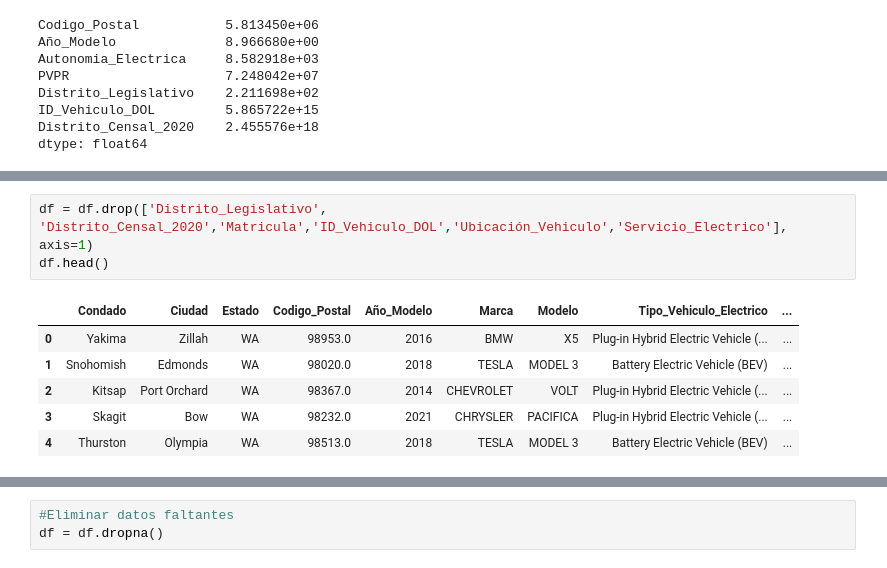
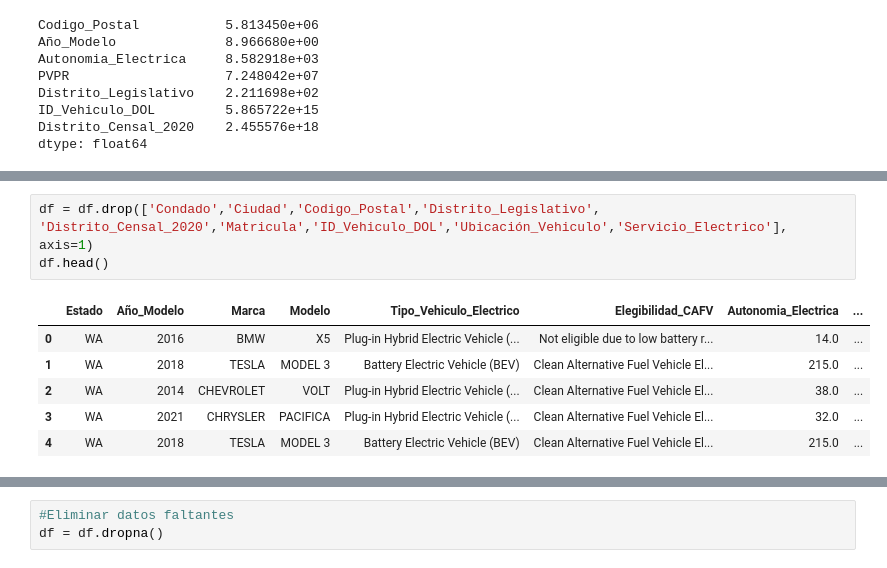
Before and after one commit to federojasc/Electric_Cars_Project, a Jupyter notebook: Electric_car.ipynb, the cells around one changed output, grey strips where cells are left out. Cells and saved outputs as stored; diff of their text form.

```diff
--- a/Electric_car.ipynb
+++ b/Electric_car.ipynb
@@ -98,10 +118,10 @@ dtype: float64
 # %%
-df = df.drop(['Distrito_Legislativo', 'Distrito_Censal_2020','Matricula','ID_Vehiculo_DOL','Ubicación_Vehiculo','Servicio_Electrico'], axis=1)
+df = df.drop(['Condado','Ciudad','Codigo_Postal','Distrito_Legislativo', 'Distrito_Censal_2020','Matricula','ID_Vehiculo_DOL','Ubicación_Vehiculo','Servicio_Electrico'], axis=1)
 df.head()
 # %% [output]
-|  | Condado | Ciudad | Estado | Codigo_Postal | Año_Modelo | Marca | Modelo | Tipo_Vehiculo_Electrico | ... |
-| 0 | Yakima | Zillah | WA | 98953.0 | 2016 | BMW | X5 | Plug-in Hybrid Electric Vehicle (... | ... |
-| 1 | Snohomish | Edmonds | WA | 98020.0 | 2018 | TESLA | MODEL 3 | Battery Electric Vehicle (BEV) | ... |
-| 2 | Kitsap | Port Orchard | WA | 98367.0 | 2014 | CHEVROLET | VOLT | Plug-in Hybrid Electric Vehicle (... | ... |
-| 3 | Skagit | Bow | WA | 98232.0 | 2021 | CHRYSLER | PACIFICA | Plug-in Hybrid Electric Vehicle (... | ... |
-| 4 | Thurston | Olympia | WA | 98513.0 | 2018 | TESLA | MODEL 3 | Battery Electric Vehicle (BEV) | ... |
+|  | Estado | Año_Modelo | Marca | Modelo | Tipo_Vehiculo_Electrico | Elegibilidad_CAFV | Autonomia_Electrica | ... |
+| 0 | WA | 2016 | BMW | X5 | Plug-in Hybrid Electric Vehicle (... | Not eligible due to low battery r... | 14.0 | ... |
+| 1 | WA | 2018 | TESLA | MODEL 3 | Battery Electric Vehicle (BEV) | Clean Alternative Fuel Vehicle El... | 215.0 | ... |
+| 2 | WA | 2014 | CHEVROLET | VOLT | Plug-in Hybrid Electric Vehicle (... | Clean Alternative Fuel Vehicle El... | 38.0 | ... |
+| 3 | WA | 2021 | CHRYSLER | PACIFICA | Plug-in Hybrid Electric Vehicle (... | Clean Alternative Fuel Vehicle El... | 32.0 | ... |
+| 4 | WA | 2018 | TESLA | MODEL 3 | Battery Electric Vehicle (BEV) | Clean Alternative Fuel Vehicle El... | 215.0 | ... |
```
Also changed, not shown: parts of 37 cells of this notebook.
